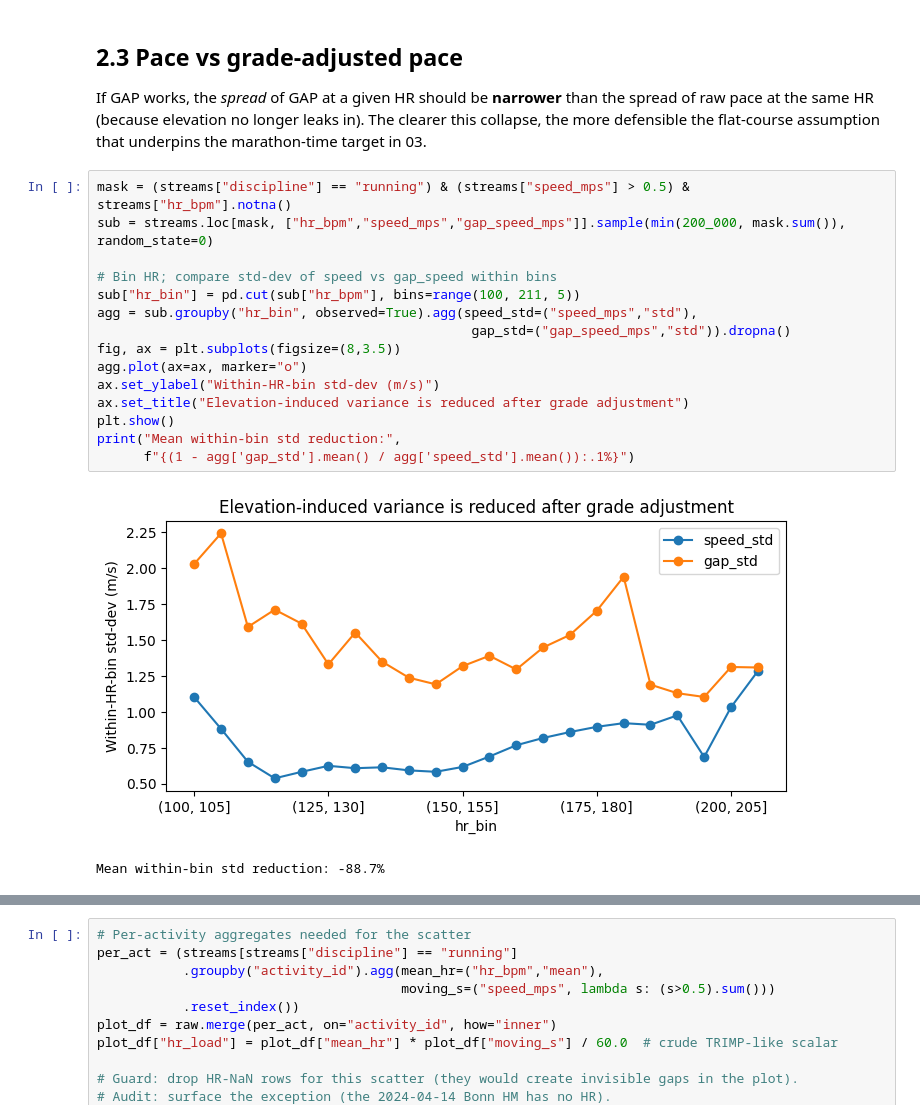
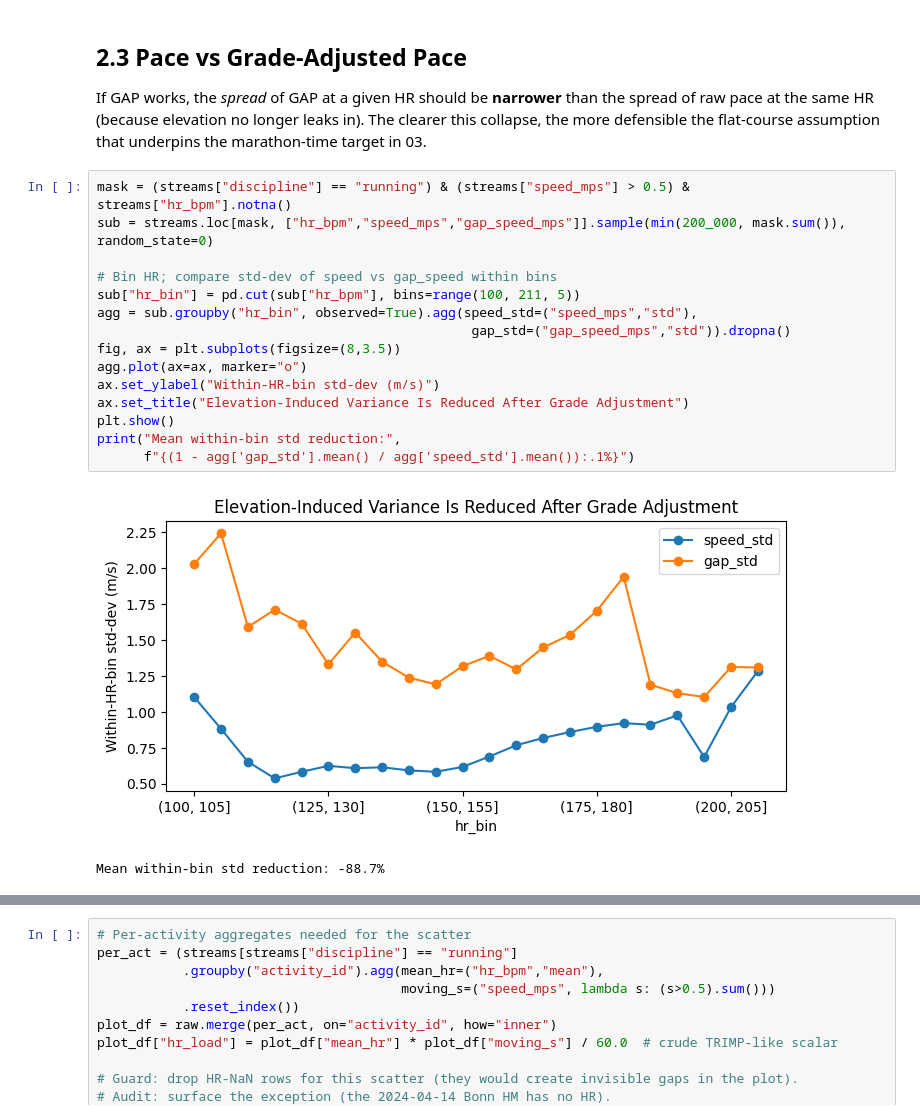
Before and after one commit to AlexS-1/BDME, a Jupyter notebook: Project/02_descriptive.ipynb, the cells around one changed output, grey strips where cells are left out. Saved outputs shown, nothing was run; the diff lists cells and outputs as text.

```diff
--- a/Project/02_descriptive.ipynb
+++ b/Project/02_descriptive.ipynb
@@ -85,24 +137,24 @@ Inferred HRmax (running): 203 bpm
 {'Z1<60%': 121, 'Z2 60-70%': 142, 'Z3 70-80%': 162, 'Z4 80-90%': 182, 'Z5 ≥90%': 203}
 [figure]
 # %% [markdown]
-## 2.3 Pace vs grade-adjusted pace
+## 2.3 Pace vs Grade-Adjusted Pace
 
 If GAP works, the *spread* of GAP at a given HR should be **narrower** than the spread of raw pace at the same HR (because elevation no longer leaks in). The clearer this collapse, the more defensible the flat-course assumption that underpins the marathon-time target in 03.
 # %%
 mask = (streams["discipline"] == "running") & (streams["speed_mps"] > 0.5) & streams["hr_bpm"].notna()
 sub = streams.loc[mask, ["hr_bpm","speed_mps","gap_speed_mps"]].sample(min(200_000, mask.sum()), random_state=0)
 
 # Bin HR; compare std-dev of speed vs gap_speed within bins
 sub["hr_bin"] = pd.cut(sub["hr_bpm"], bins=range(100, 211, 5))
 agg = sub.groupby("hr_bin", observed=True).agg(speed_std=("speed_mps","std"),
                                                 gap_std=("gap_speed_mps","std")).dropna()
 fig, ax = plt.subplots(figsize=(8,3.5))
 agg.plot(ax=ax, marker="o")
 ax.set_ylabel("Within-HR-bin std-dev (m/s)")
-ax.set_title("Elevation-induced variance is reduced after grade adjustment")
+ax.set_title("Elevation-Induced Variance Is Reduced After Grade Adjustment")
 plt.show()
 print("Mean within-bin std reduction:",
       f"{(1 - agg['gap_std'].mean() / agg['speed_std'].mean()):.1%}")
 # %% [output]
-[figure, old version]
+[figure, new version]
 Mean within-bin std reduction: -88.7%
```
Also changed, not shown: parts of 13 cells of this notebook, 12 other files.
